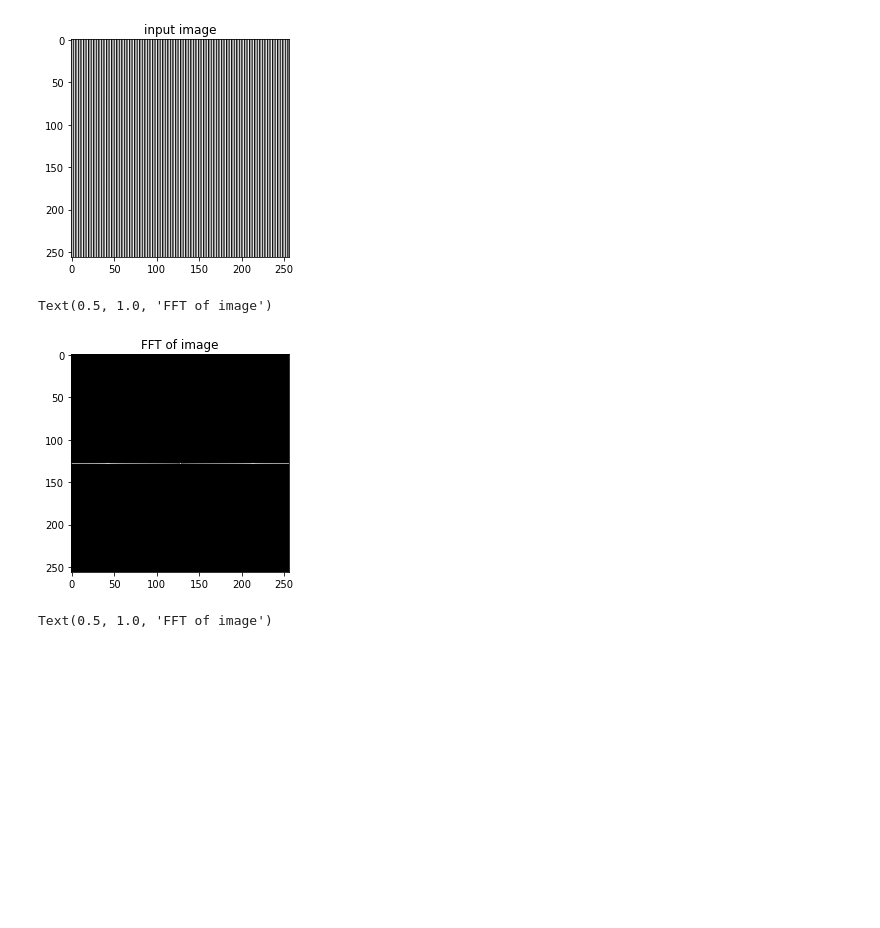
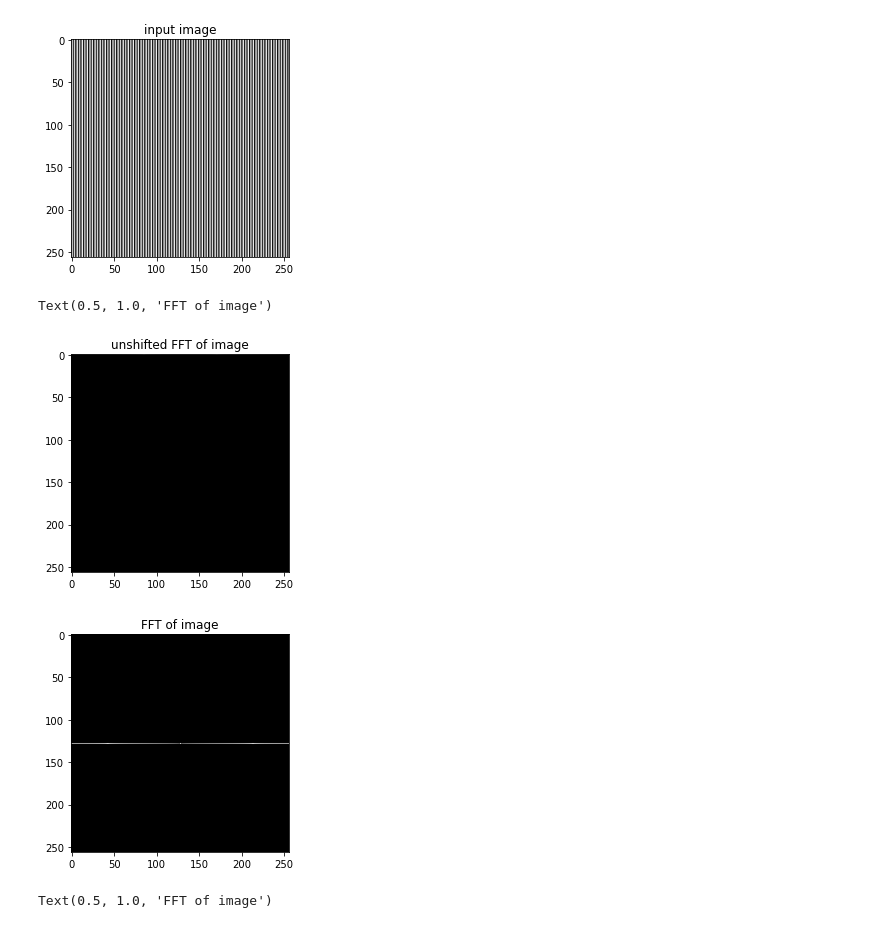
Before and after one commit to huangshuewei/1.-Python-Beginners, a Jupyter notebook: 1. Python Beginners/18.Fourier Transform.ipynb, the cells around one changed output. Drawn from its saved outputs; the diff is of its cells as text; code cells hidden in the pictures; blank space fills up the shorter version.

```diff
--- a/1. Python Beginners/18.Fourier Transform.ipynb
+++ b/1. Python Beginners/18.Fourier Transform.ipynb
@@ -23,18 +24,30 @@ plt.title('input image')
 Text(0.5, 1.0, 'input image')
 [figure]
 # %%
+# apply DFT
 dft = cv2.dft(np.float32(img), flags=cv2.DFT_COMPLEX_OUTPUT)
 
+# DFT result has two images which are real and imaginary numbers
+# calculate magnitude_spectrum of unshifted DFT
+dft_magnitude_spectrum = 20*np.log((cv2.magnitude(dft[:,:,0], dft[:,:,1]))+1)
+
+plt.figure()
+plt.imshow(dft_magnitude_spectrum, cmap='gray')
+plt.title('unshifted FFT of image')
+
+# shift FT image to the centre of the image
 dft_shift = np.fft.fftshift(dft)
 
+# calculate magnitude_spectrum of DFT
 magnitude_spectrum = 20*np.log((cv2.magnitude(dft_shift[:,:,0], dft_shift[:,:,1]))+1)
 
 plt.figure()
 plt.imshow(magnitude_spectrum, cmap='gray')
 plt.title('FFT of image')
 # %% [output]
 Text(0.5, 1.0, 'FFT of image')
-[figure, old version]
+[figure, new version]
+[figure, added]
 # %%
 img = np.array([[y[j]*127 for j in range(256)] for i in range(256)], dtype=np.uint8)
 img = np.rot90(img) # Rotate 90 degree
```
Also changed, not shown: parts of 2 cells of this notebook, 8 other files.
